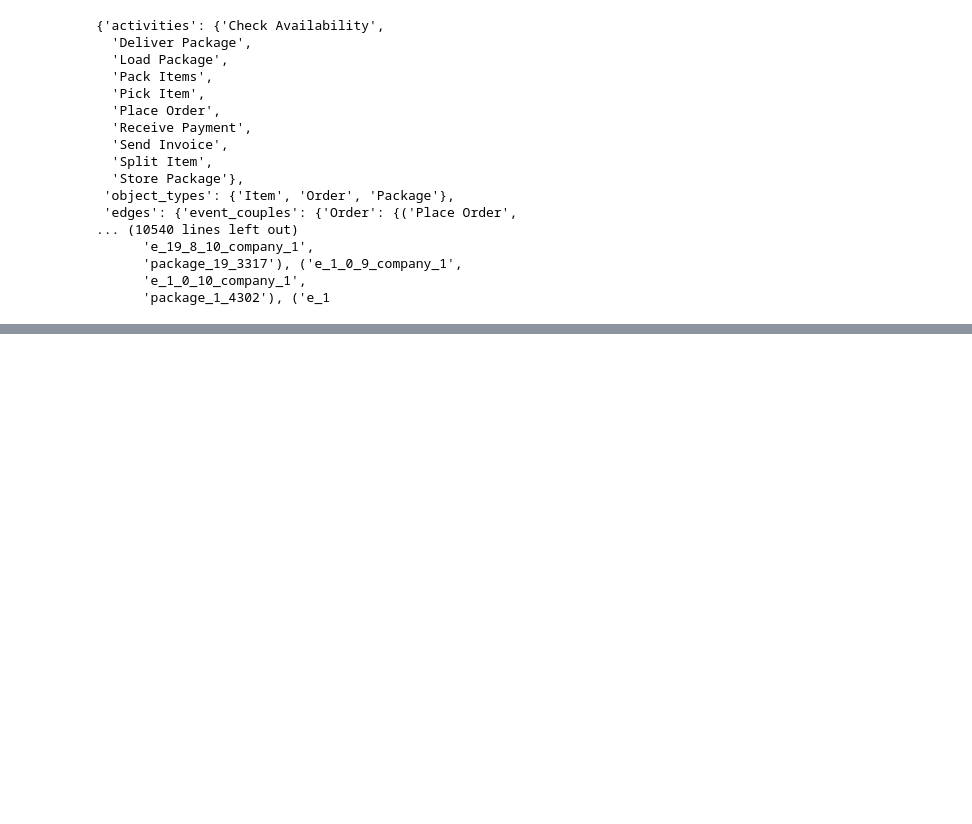
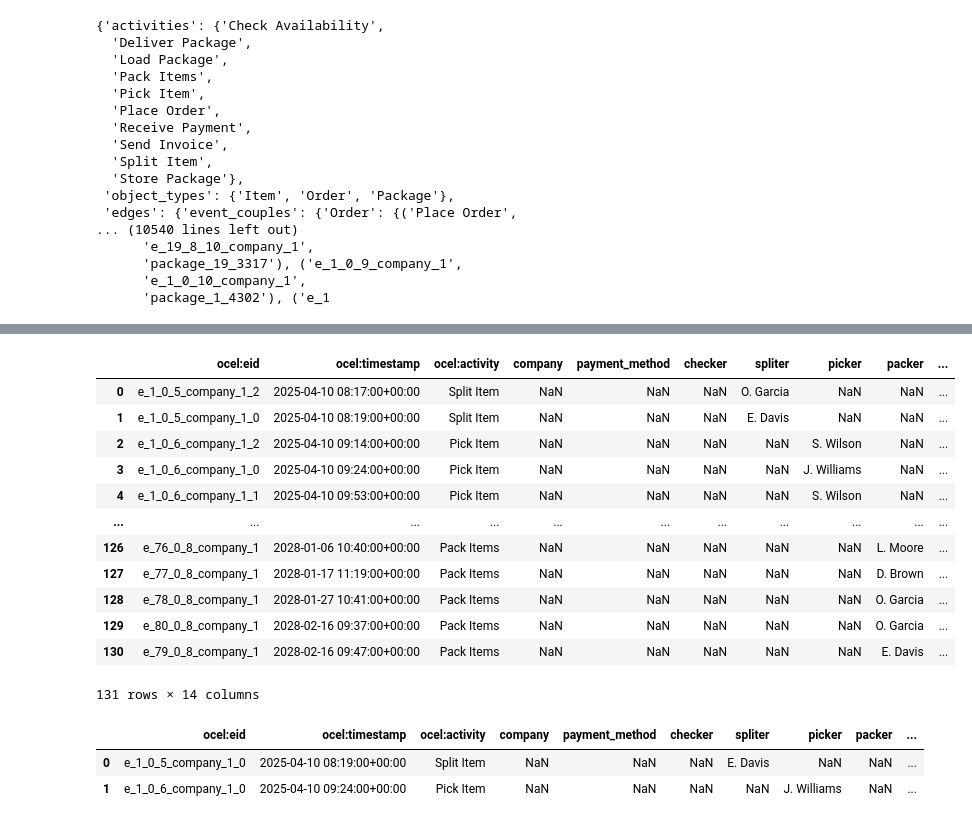
Before and after one commit to MHarmsKlu/SimulationSplittedDeliveries, a Jupyter notebook: pm/ocpm_analysis.ipynb, the cells around one changed output, grey strips where cells are left out. Cells and saved outputs as stored; diff of their text form; code cells hidden in the pictures; blank space fills up the shorter version.

```diff
--- a/pm/ocpm_analysis.ipynb
+++ b/pm/ocpm_analysis.ipynb
@@ -120,0 +152,21 @@ pm4py.view_ocdfg(pm4py.discover_ocdfg(ocel))
+# %%
+filtered_ocel = pm4py.filter_ocel_end_events_per_object_type(
+    ocel,
+    'Item'
+)
+# %%
+filtered_ocel.get_extended_table()
+# %% [output]
+|  | ocel:eid | ocel:timestamp | ocel:activity | company | payment_method | checker | spliter | picker | packer | ... |
+| 0 | e_1_0_5_company_1_2 | 2025-04-10 08:17:00+00:00 | Split Item | NaN | NaN | NaN | O. Garcia | NaN | NaN | ... |
+| 1 | e_1_0_5_company_1_0 | 2025-04-10 08:19:00+00:00 | Split Item | NaN | NaN | NaN | E. Davis | NaN | NaN | ... |
+| 2 | e_1_0_6_company_1_2 | 2025-04-10 09:14:00+00:00 | Pick Item | NaN | NaN | NaN | NaN | S. Wilson | NaN | ... |
+| 3 | e_1_0_6_company_1_0 | 2025-04-10 09:24:00+00:00 | Pick Item | NaN | NaN | NaN | NaN | J. Williams | NaN | ... |
+| 4 | e_1_0_6_company_1_1 | 2025-04-10 09:53:00+00:00 | Pick Item | NaN | NaN | NaN | NaN | S. Wilson | NaN | ... |
+| ... | ... | ... | ... | ... | ... | ... | ... | ... | ... | ... |
+| 126 | e_76_0_8_company_1 | 2028-01-06 10:40:00+00:00 | Pack Items | NaN | NaN | NaN | NaN | NaN | L. Moore | ... |
+| 127 | e_77_0_8_company_1 | 2028-01-17 11:19:00+00:00 | Pack Items | NaN | NaN | NaN | NaN | NaN | D. Brown | ... |
+| 128 | e_78_0_8_company_1 | 2028-01-27 10:41:00+00:00 | Pack Items | NaN | NaN | NaN | NaN | NaN | O. Garcia | ... |
+| 129 | e_80_0_8_company_1 | 2028-02-16 09:37:00+00:00 | Pack Items | NaN | NaN | NaN | NaN | NaN | O. Garcia | ... |
+| 130 | e_79_0_8_company_1 | 2028-02-16 09:47:00+00:00 | Pack Items | NaN | NaN | NaN | NaN | NaN | E. Davis | ... |
+131 rows × 14 columns
@@ -120,0 +175,6 @@ pm4py.view_ocdfg(pm4py.discover_ocdfg(ocel))
+# %%
+object_ocel.get_extended_table()
+# %% [output]
+|  | ocel:eid | ocel:timestamp | ocel:activity | company | payment_method | checker | spliter | picker | packer | ... |
+| 0 | e_1_0_5_company_1_0 | 2025-04-10 08:19:00+00:00 | Split Item | NaN | NaN | NaN | E. Davis | NaN | NaN | ... |
+| 1 | e_1_0_6_company_1_0 | 2025-04-10 09:24:00+00:00 | Pick Item | NaN | NaN | NaN | NaN | J. Williams | NaN | ... |
```
Also changed, not shown: parts of 6 cells of this notebook, 3 other files.
